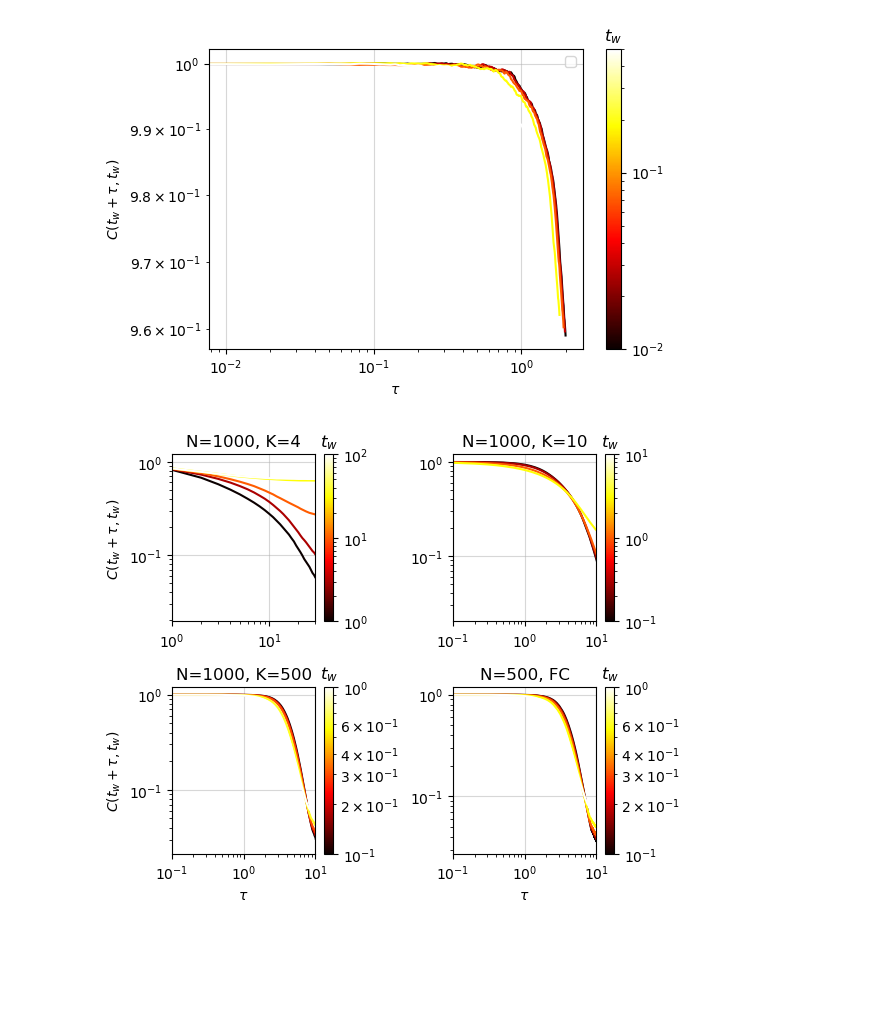
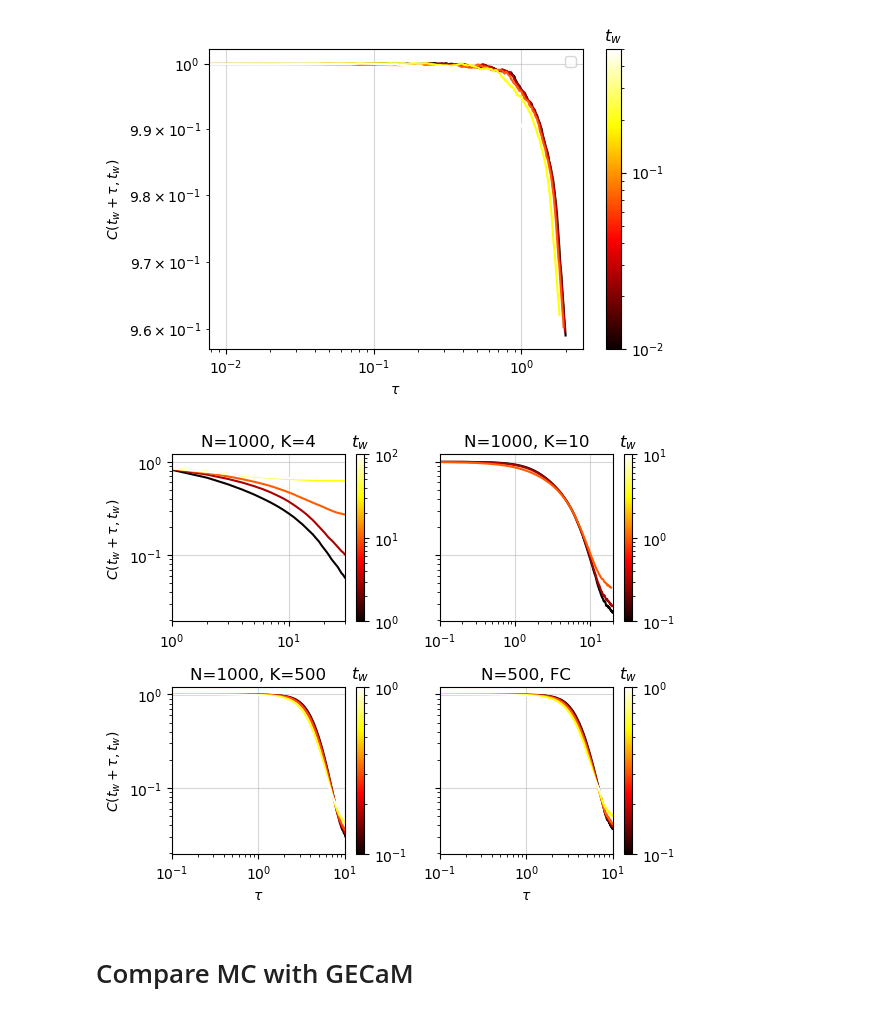
Before and after one commit to Mattiatarabolo/GaussianExpansionCavityMethod.jl, a Jupyter notebook: examples/2Spin/plot_correlations.ipynb, the cells around one changed output. Drawn from its saved outputs; the diff is of its cells as text; code cells hidden in the pictures; blank space fills up the shorter version.

```diff
--- a/examples/2Spin/plot_correlations.ipynb
+++ b/examples/2Spin/plot_correlations.ipynb
@@ -113,7 +113,7 @@ for (i, tw) in enumerate(tws)
         imin, imax = tw_idx, length(tvec)
         logmin, logmax = log10(imin), log10(imax)
         indices = round.(Int, exp10.(range(logmin, logmax, length=80)))
-        unique_indices = imin:imax#unique(indices[indices .>= imin .&& indices .<= imax])
+        unique_indices = unique(indices[indices .>= imin .&& indices .<= imax])
         # Plot the first node's correlation
         ax.scatter(tvec[unique_indices] .- tw, C_mc[unique_indices, tw_idx] ./ C_mc[tw_idx, tw_idx], color="C$i", alpha=0.3, marker=markers[idx])
         # smooth with a ±0.2‐decade window
@@ -124,8 +124,8 @@ end
 
 ax.set_yscale("log")
 ax.set_xscale("log")
-ax.set_xlim(1e-1, 1e1)
-ax.set_ylim(8e-2, 1.2)
+ax.set_xlim(1e-1, 1.5e1)
+#ax.set_ylim(8e-2, 1.2)
 ax.set_xlabel(L"\tau")
 ax.set_ylabel(L"C(t_w + \tau, t_w)")
 ax.grid(alpha=.5)
@@ -470,7 +470,7 @@ plt.close(fig)
 [figure]
 # %%
 # Plot all together
-fig, axs = plt.subplots(2, 2, figsize=(6, 5), tight_layout=true)
+fig, axs = plt.subplots(2, 2, figsize=(6, 5), tight_layout=true, sharey=true)
 
 ###############
 # N=1000, K=4 #
@@ -544,7 +544,7 @@ sm.set_array([])  # Required for colorbar to work
 
 ax = axs[1, 2]
 
-for (i, tw) in enumerate(tws[1:end-1])
+for (i, tw) in enumerate(tws[1:end-2])
     # Get the corresponding indices (your existing code)
     tw_idx = argmin(abs.(tsave .- tw))
     tw = tsave[tw_idx]
@@ -557,7 +557,7 @@ clb = plt.colorbar(sm, ax=ax)
 clb.ax.set_title(L"t_w")
 
 # Set scales and labels (your existing code)
-ax.set_xlim(1e-1,1e1)
+ax.set_xlim(1e-1,2e1)
 #ax.set_ylim(C[argmin(abs.(tsave .- 1e2)), 1], 1.2)
 ax.set_xscale("log")
 ax.set_yscale("log")
@@ -601,6 +601,7 @@ end
 # Add colorbar with correct tw mapping
 clb = plt.colorbar(sm, ax=ax)
 clb.ax.set_title(L"t_w")
+clb.ax.tick_params(axis="y", which="minor", labelright=false)
 
 # Set scales and labels (your existing code)
 ax.set_xlim(1e-1,1e1)
@@ -638,33 +639,34 @@ sm = plt.cm.ScalarMappable(cmap=my_cmap, norm=norm)
 sm.set_array([])  # Required for colorbar to work
 
 ax = axs[2, 2]
 
 for (i, tw) in enumerate(tws)
     # Get the corresponding indices (your existing code)
     tw_idx = argmin(abs.(tsave .- tw))
     tw = tsave[tw_idx]
     # Plot the correlation
     ax.plot(tsave[tw_idx:end] .- tw, C[tw_idx:end, tw_idx] ./ C[tw_idx, tw_idx], color=my_cmap(norm(tw)))
 end
 
 # Add colorbar with correct tw mapping
 clb = plt.colorbar(sm, ax=ax)
 clb.ax.set_title(L"t_w")
+clb.ax.tick_params(axis="y", which="minor", labelright=false)
 
 # Set scales and labels (your existing code)
 ax.set_xlim(1e-1, 1e1)
 #ax.set_ylim(C[argmin(abs.(tsave .- 1e2)), 1], 1.2)
 ax.set_xscale("log")
 ax.set_yscale("log")
 ax.set_xlabel(L"\tau")
 ax.grid(alpha=0.5)
 ax.set_title("N=500, FC")
 
 plt.display(fig)
 plt.savefig("Check_agingFerro_RRG_J$(J)_D$(D).pdf", bbox_inches="tight")
 plt.savefig("Check_agingFerro_RRG_J$(J)_D$(D).png", dpi=300, bbox_inches="tight")
 plt.close(fig)
 # %% [output]
-[figure, old version]
+[figure, new version]
 # %% [markdown]
-#
+# Compare MC with GECaM
```
Also changed, not shown: parts of 2 cells of this notebook, 7 other files.
